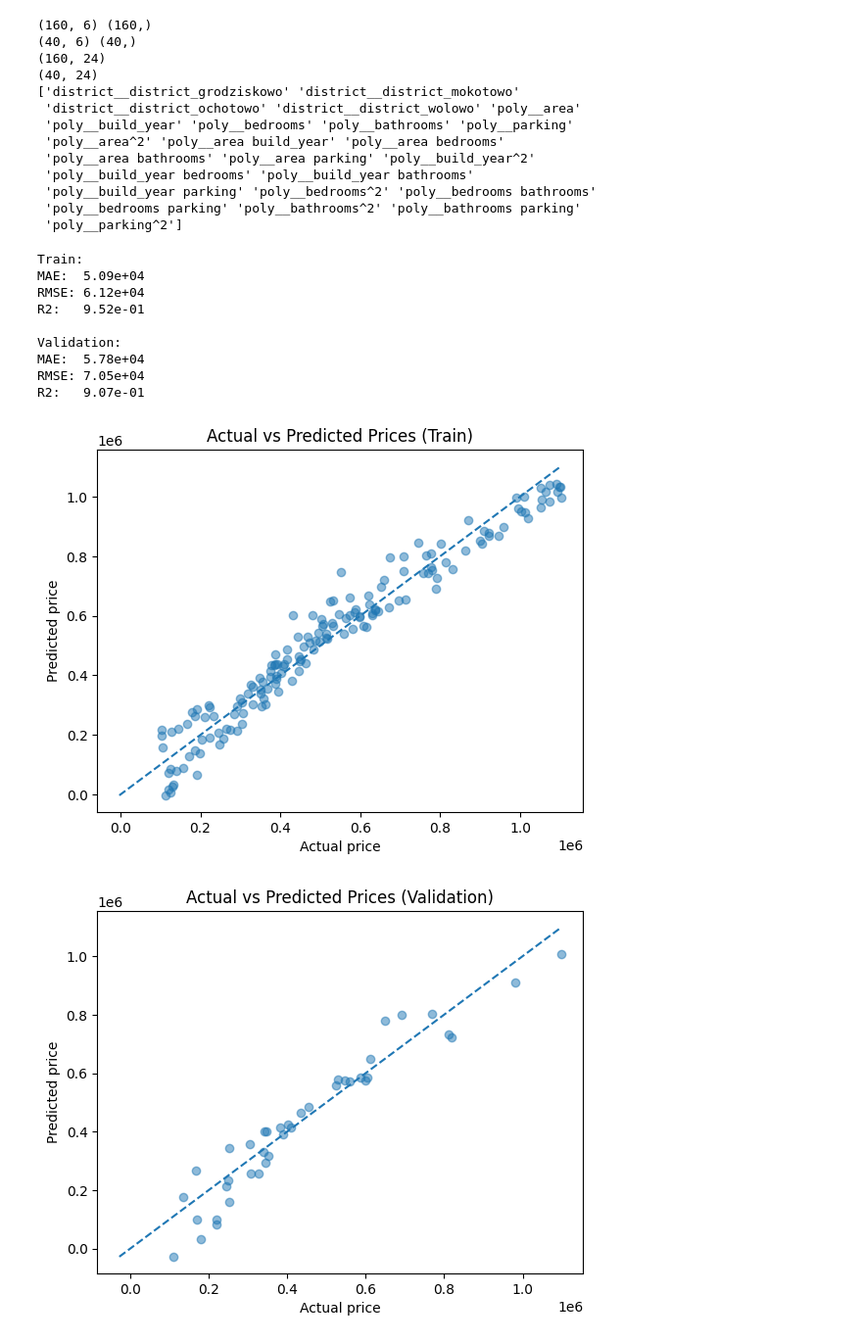
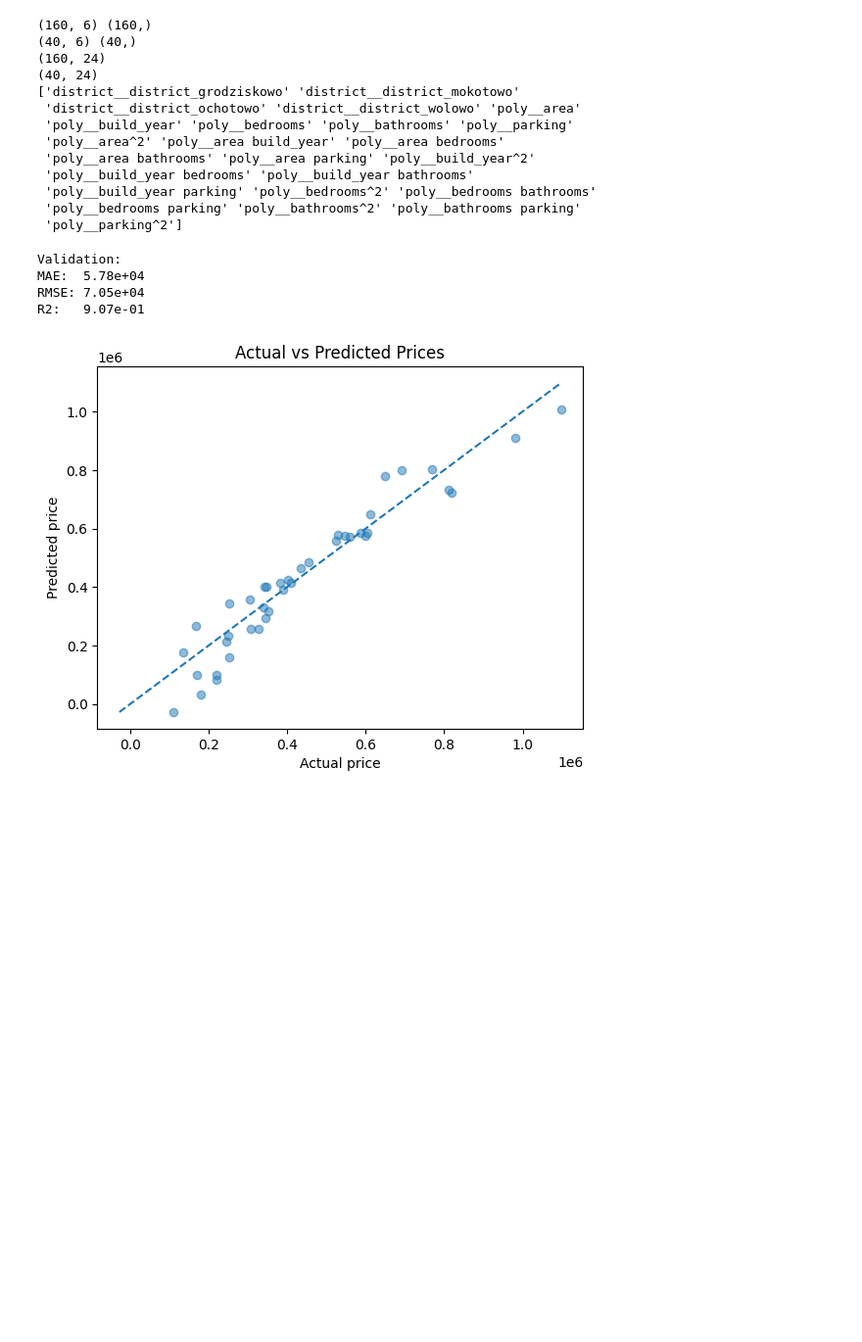
Before and after one commit to kapikozak/Deep-Neural-Networks-2026W, a Jupyter notebook: dnn01_EDA.ipynb, the cells around one changed output. Shown at 98% size. Drawn from its saved outputs; the diff is of its cells as text; code cells hidden in the pictures; blank space fills up the shorter version.

```diff
--- a/dnn01_EDA.ipynb
+++ b/dnn01_EDA.ipynb
@@ -384,8 +275,11 @@ encoder = OrdinalEncoder(
     unknown_value=-1
 )
 
-train_df_clean['district_embedded'] = encoder.fit_transform(train_df_clean[['district']])
-test_df_clean['district_embedded'] = encoder.transform(test_df_clean[['district']])
+train_df_embedded = train_df_clean.copy()
+test_df_embedded = test_df_clean.copy()
+
+train_df_embedded['district_embedded'] = encoder.fit_transform(train_df_embedded[['district']])
+test_df_embedded['district_embedded'] = encoder.transform(test_df_clean[['district']])
 # %% [markdown]
 ## Separating features ($X$) and target ($y$)
 
@@ -1015,57 +877,31 @@ print(preprocessor.get_feature_names_out())
 # %%
 lm2 = LinearRegression()
 lm2.fit(X_train_transformed, y_train)
-predicted_train = lm2.predict(X_train_transformed)
-predicted_val = lm2.predict(X_val_transformed)
-
-print("Train:")
-print(f"MAE:  {mean_absolute_error(y_train, predicted_train):.2e}")
-print(f"RMSE: {mean_squared_error(y_train, predicted_train) ** 0.5:.2e}")
-print(f"R2:   {r2_score(y_train, predicted_train):.2e}")
+predicted = lm2.predict(X_val_transformed)
 
 print("\nValidation:")
-print(f"MAE:  {mean_absolute_error(y_val, predicted_val):.2e}")
-print(f"RMSE: {mean_squared_error(y_val, predicted_val) ** 0.5:.2e}")
-print(f"R2:   {r2_score(y_val, predicted_val):.2e}")
+print(f"MAE:  {mean_absolute_error(y_val, predicted):.2e}")
+print(f"RMSE: {mean_squared_error(y_val, predicted) ** 0.5:.2e}")
+print(f"R2:   {r2_score(y_val, predicted):.2e}")
 # %% [output]
-Train:
-MAE:  5.09e+04
-RMSE: 6.12e+04
-R2:   9.52e-01
-
 Validation:
 MAE:  5.78e+04
 RMSE: 7.05e+04
 R2:   9.07e-01
 # %%
-plt.scatter(y_train, predicted_train, alpha=0.5)
+plt.scatter(y_val, predicted, alpha=0.5)
 
 lims = [
-    min(y_train.min(), predicted_train.min()),
-    max(y_train.max(), predicted_train.max())
+    min(y_val.min(), predicted.min()),
+    max(y_val.max(), predicted.max())
 ]
 plt.plot(lims, lims, '--')
 
 plt.xlabel("Actual price")
 plt.ylabel("Predicted price")
-plt.title("Actual vs Predicted Prices (Train)")
+plt.title("Actual vs Predicted Prices")
 plt.show()
-
-
-plt.scatter(y_val, predicted_val, alpha=0.5)
-
-lims = [
-    min(y_val.min(), predicted_val.min()),
-    max(y_val.max(), predicted_val.max())
-]
-plt.plot(lims, lims, '--')
-
-plt.xlabel("Actual price")
-plt.ylabel("Predicted price")
-plt.title("Actual vs Predicted Prices (Validation)")
-plt.show()
 # %% [output]
-[figure, old version]
+[figure, new version]
-[figure, removed]
 # %%
 plt.figure(figsize=(8, 5))
```
Also changed, not shown: parts of 31 cells of this notebook.
